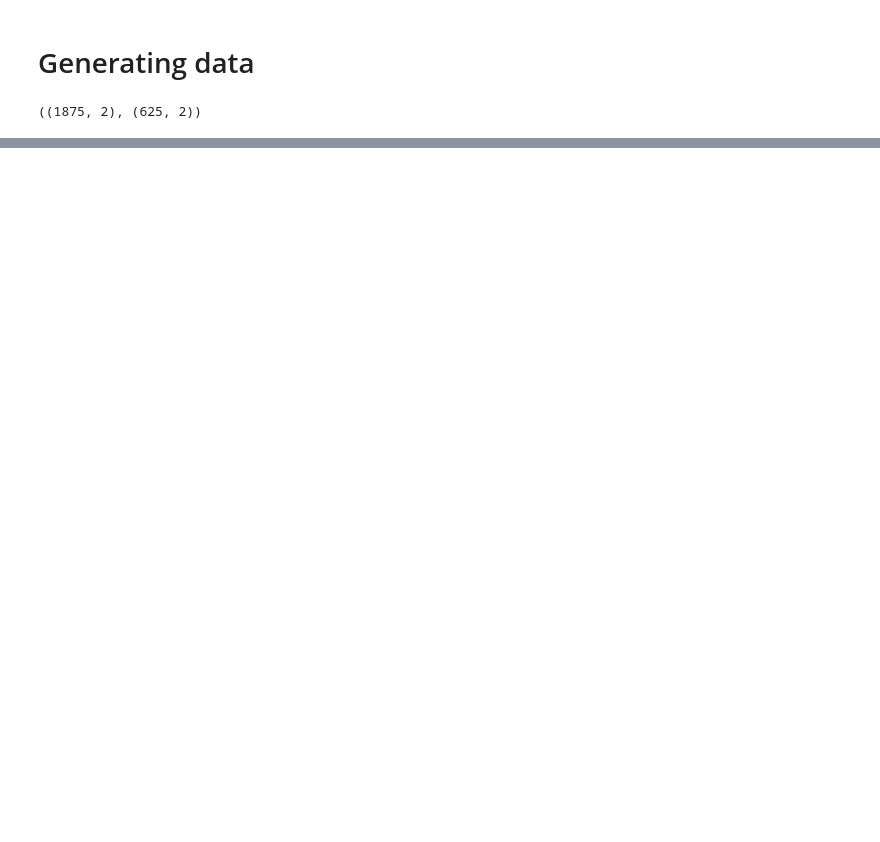
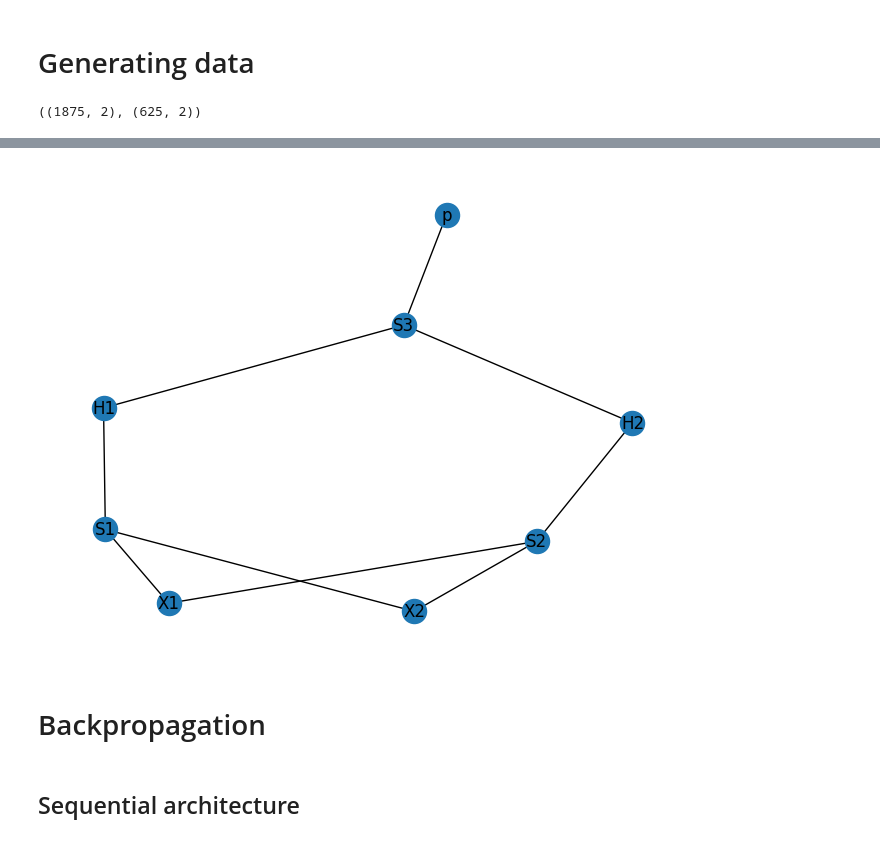
Before and after one commit to atkamara/deeplearning, a Jupyter notebook: pure_numpy.ipynb, the cells around one changed output, grey strips where cells are left out. Drawn from its saved outputs; the diff is of its cells as text; code cells hidden in the pictures; blank space fills up the shorter version.

```diff
--- a/pure_numpy.ipynb
+++ b/pure_numpy.ipynb
@@ -115,0 +33,14 @@ class Sequential:
+# %%
+graph = {
+    'S1':['X1','X2'],
+    'S2':['X1','X2'],
+    'H1':['S1'],
+    'H2':['S2'],
+    'S3':['H1','H2'],
+    'p':['S3']
+
+}
+G = nx.Graph(graph)
+nx.draw(G,with_labels=True)
+# %% [output]
+[figure, added]
@@ -115,0 +98,4 @@ class Sequential:
+# %% [markdown]
+# Backpropagation
+# %% [markdown]
+## Sequential architecture
```
Also changed, not shown: parts of 85 cells of this notebook, 1 other file.
